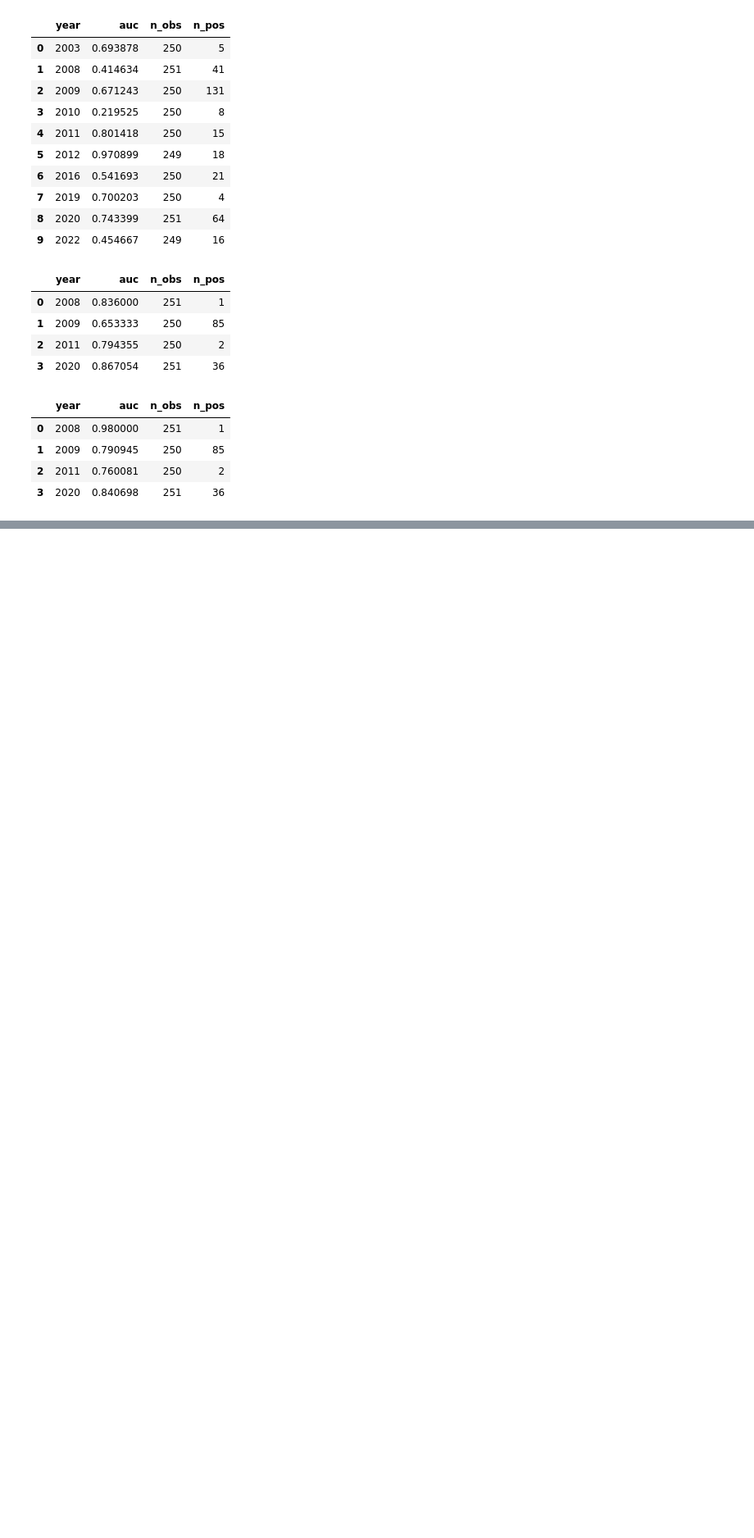
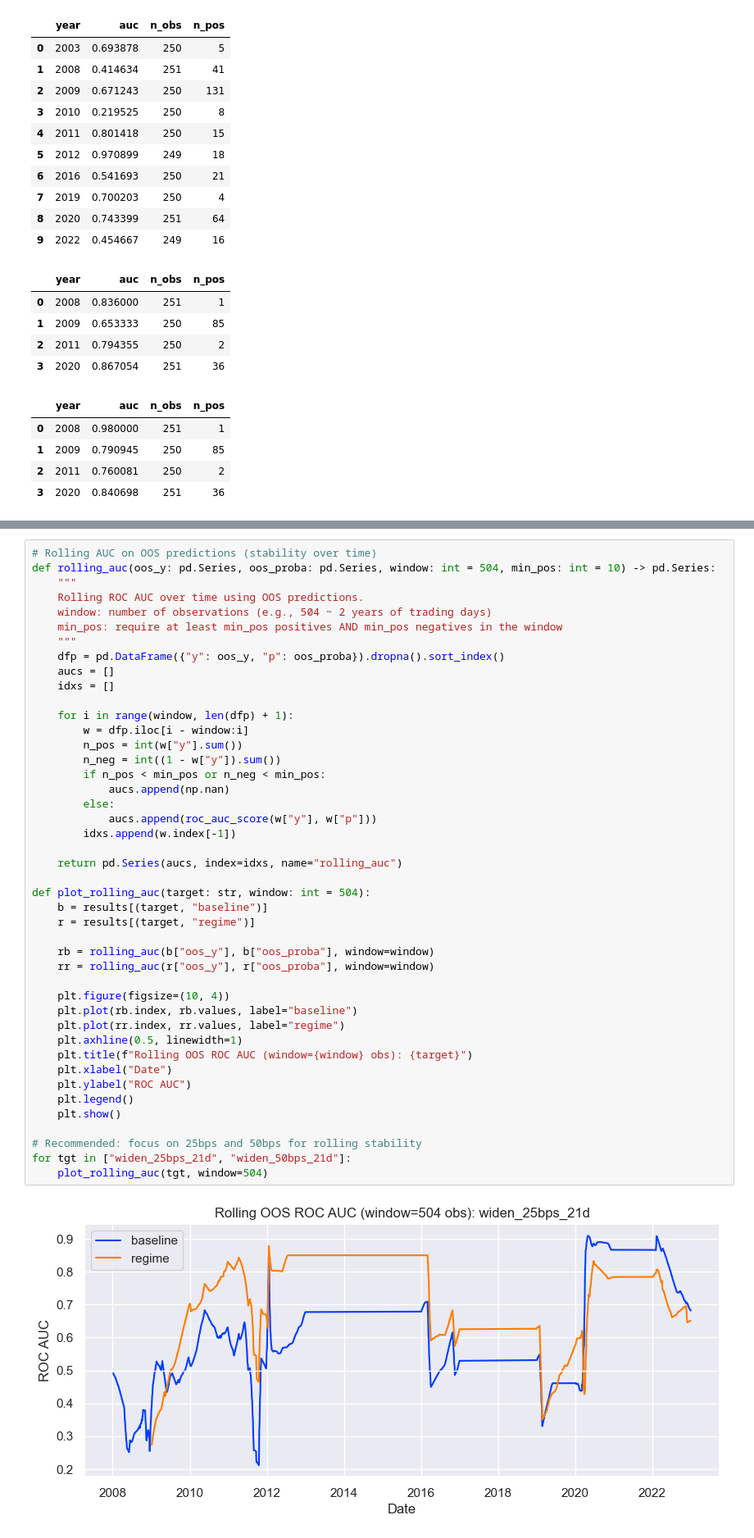
Before and after one commit to WickedoneC/credit_spread_regime, a Jupyter notebook: notebooks/01_eda_spread_regimes.ipynb, the cells around one changed output, grey strips where cells are left out. Shown at 82% size. Cells and saved outputs as stored; diff of their text form; blank space fills up the shorter version.

```diff
--- a/notebooks/01_eda_spread_regimes.ipynb
+++ b/notebooks/01_eda_spread_regimes.ipynb
@@ -1354,0 +1520,46 @@ display(details[("widen_50bps_21d", "regime")])
+# %%
+# Rolling AUC on OOS predictions (stability over time)
+def rolling_auc(oos_y: pd.Series, oos_proba: pd.Series, window: int = 504, min_pos: int = 10) -> pd.Series:
+    """
+    Rolling ROC AUC over time using OOS predictions.
+    window: number of observations (e.g., 504 ~ 2 years of trading days)
+    min_pos: require at least min_pos positives AND min_pos negatives in the window
+    """
+    dfp = pd.DataFrame({"y": oos_y, "p": oos_proba}).dropna().sort_index()
+    aucs = []
+    idxs = []
+
+    for i in range(window, len(dfp) + 1):
+        w = dfp.iloc[i - window:i]
+        n_pos = int(w["y"].sum())
+        n_neg = int((1 - w["y"]).sum())
+        if n_pos < min_pos or n_neg < min_pos:
+            aucs.append(np.nan)
+        else:
+            aucs.append(roc_auc_score(w["y"], w["p"]))
+        idxs.append(w.index[-1])
+
+    return pd.Series(aucs, index=idxs, name="rolling_auc")
+
+def plot_rolling_auc(target: str, window: int = 504):
+    b = results[(target, "baseline")]
+    r = results[(target, "regime")]
+
+    rb = rolling_auc(b["oos_y"], b["oos_proba"], window=window)
+    rr = rolling_auc(r["oos_y"], r["oos_proba"], window=window)
+
+    plt.figure(figsize=(10, 4))
+    plt.plot(rb.index, rb.values, label="baseline")
+    plt.plot(rr.index, rr.values, label="regime")
+    plt.axhline(0.5, linewidth=1)
+    plt.title(f"Rolling OOS ROC AUC (window={window} obs): {target}")
+    plt.xlabel("Date")
+    plt.ylabel("ROC AUC")
+    plt.legend()
+    plt.show()
+
+# Recommended: focus on 25bps and 50bps for rolling stability
+for tgt in ["widen_25bps_21d", "widen_50bps_21d"]:
+    plot_rolling_auc(tgt, window=504)
+# %% [output]
+[figure, added]
```
Also changed, not shown: parts of 13 cells of this notebook.
